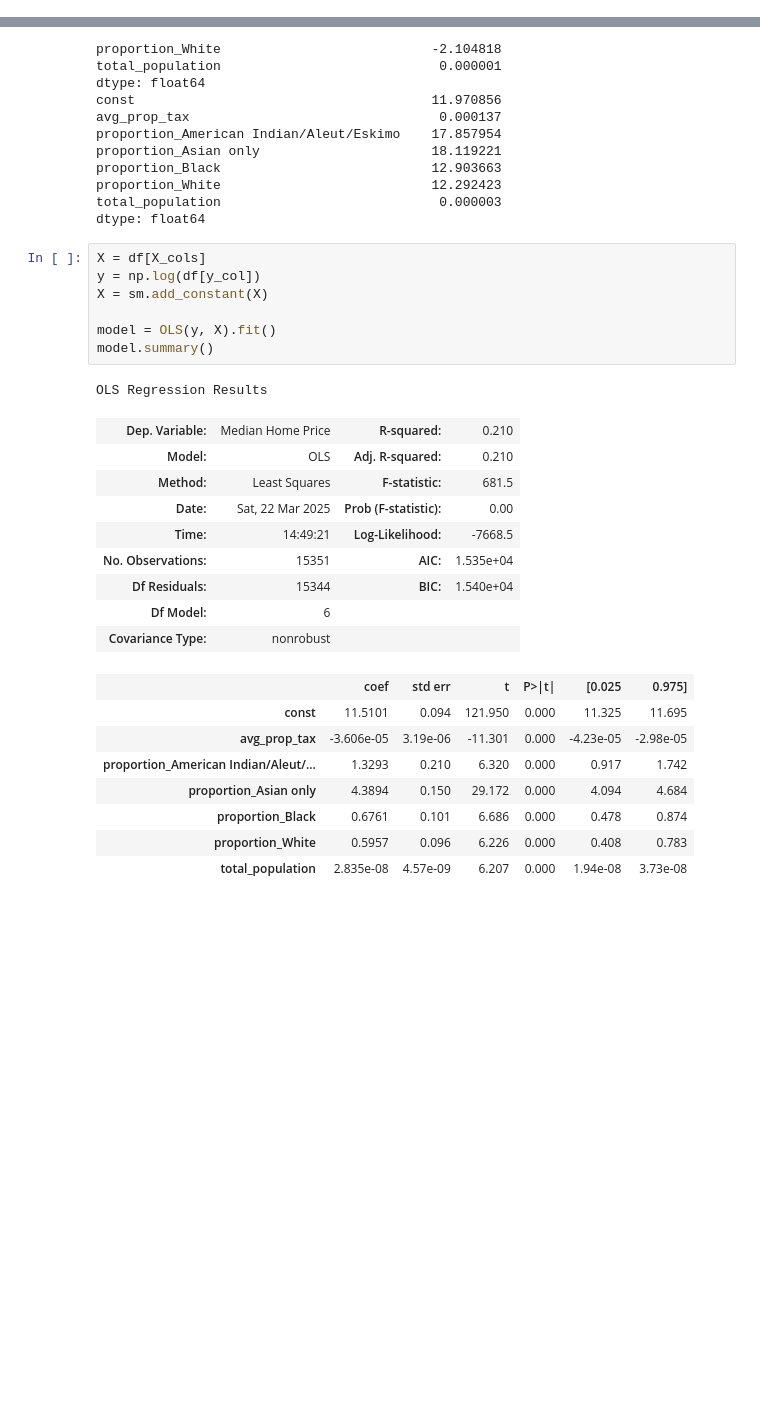
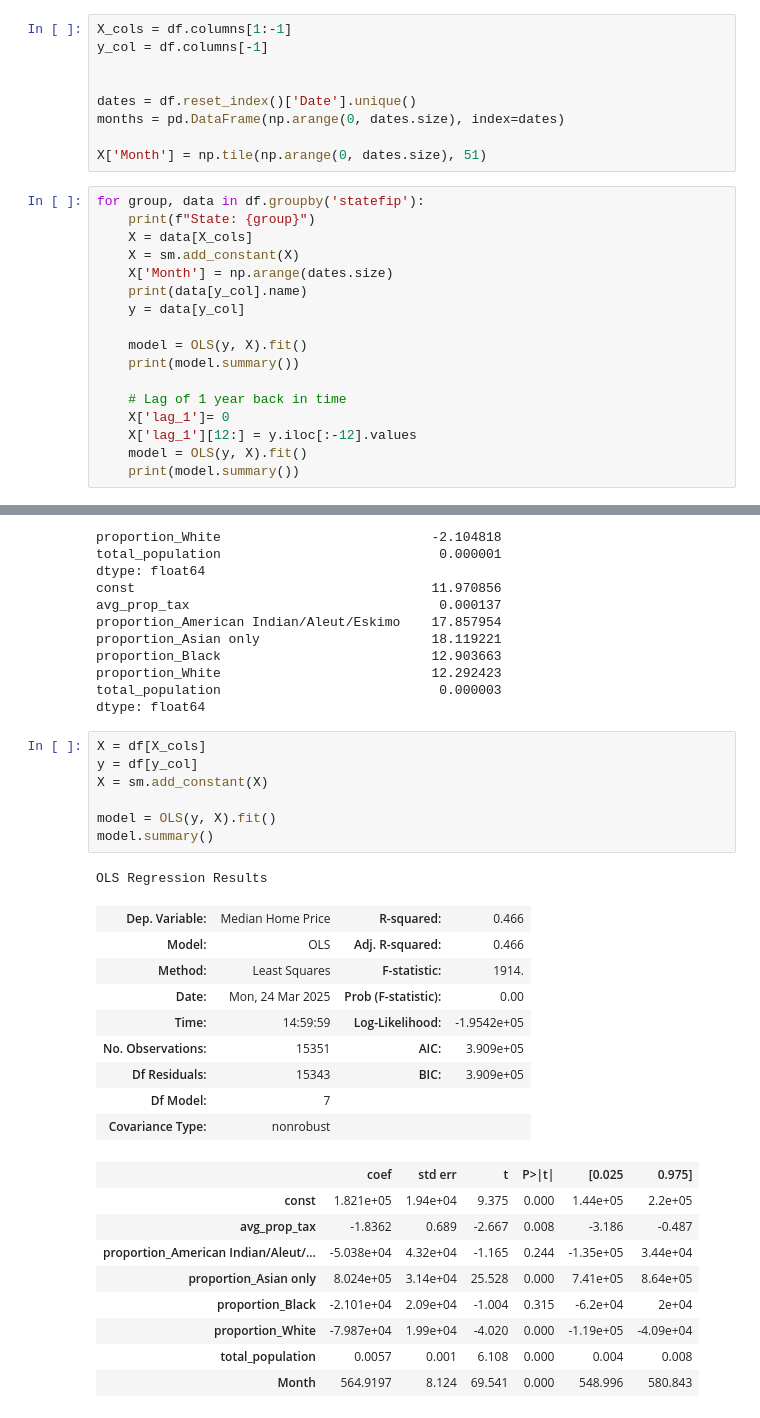
Before and after one commit to jpatrickb/vol3_housing_project, a Jupyter notebook: regression.ipynb, the cells around one changed output, grey strips where cells are left out. Saved outputs shown, nothing was run; the diff lists cells and outputs as text; blank space fills up the shorter version.

```diff
--- a/regression.ipynb
+++ b/regression.ipynb
@@ -30,0 +28,26 @@ y_col = df.columns[-1]
+# %%
+X_cols = df.columns[1:-1]
+y_col = df.columns[-1]
+
+
+dates = df.reset_index()['Date'].unique()
+months = pd.DataFrame(np.arange(0, dates.size), index=dates)
+
+X['Month'] = np.tile(np.arange(0, dates.size), 51)
+# %%
+for group, data in df.groupby('statefip'):
+    print(f"State: {group}")
+    X = data[X_cols]
+    X = sm.add_constant(X)
+    X['Month'] = np.arange(dates.size)
+    print(data[y_col].name)
+    y = data[y_col]
+
+    model = OLS(y, X).fit()
+    print(model.summary())
+
+    # Lag of 1 year back in time
+    X['lag_1']= 0
+    X['lag_1'][12:] = y.iloc[:-12].values
+    model = OLS(y, X).fit()
+    print(model.summary())
@@ -172,27 +264,28 @@ total_population                            0.000003
 dtype: float64
 # %%
 X = df[X_cols]
-y = np.log(df[y_col])
+y = df[y_col]
 X = sm.add_constant(X)
 
 model = OLS(y, X).fit()
 model.summary()
 # %% [output]
 OLS Regression Results
-| Dep. Variable: | Median Home Price | R-squared: | 0.210 |
-| Model: | OLS | Adj. R-squared: | 0.210 |
-| Method: | Least Squares | F-statistic: | 681.5 |
-| Date: | Sat, 22 Mar 2025 | Prob (F-statistic): | 0.00 |
-| Time: | 14:49:21 | Log-Likelihood: | -7668.5 |
-| No. Observations: | 15351 | AIC: | 1.535e+04 |
-| Df Residuals: | 15344 | BIC: | 1.540e+04 |
-| Df Model: | 6 |  |  |
+| Dep. Variable: | Median Home Price | R-squared: | 0.466 |
+| Model: | OLS | Adj. R-squared: | 0.466 |
+| Method: | Least Squares | F-statistic: | 1914. |
+| Date: | Mon, 24 Mar 2025 | Prob (F-statistic): | 0.00 |
+| Time: | 14:59:59 | Log-Likelihood: | -1.9542e+05 |
+| No. Observations: | 15351 | AIC: | 3.909e+05 |
+| Df Residuals: | 15343 | BIC: | 3.909e+05 |
+| Df Model: | 7 |  |  |
 | Covariance Type: | nonrobust |  |  |
 |  | coef | std err | t | P>|t| | [0.025 | 0.975] |
-| const | 11.5101 | 0.094 | 121.950 | 0.000 | 11.325 | 11.695 |
-| avg_prop_tax | -3.606e-05 | 3.19e-06 | -11.301 | 0.000 | -4.23e-05 | -2.98e-05 |
-| proportion_American Indian/Aleut/... | 1.3293 | 0.210 | 6.320 | 0.000 | 0.917 | 1.742 |
-| proportion_Asian only | 4.3894 | 0.150 | 29.172 | 0.000 | 4.094 | 4.684 |
-| proportion_Black | 0.6761 | 0.101 | 6.686 | 0.000 | 0.478 | 0.874 |
-| proportion_White | 0.5957 | 0.096 | 6.226 | 0.000 | 0.408 | 0.783 |
-| total_population | 2.835e-08 | 4.57e-09 | 6.207 | 0.000 | 1.94e-08 | 3.73e-08 |
+| const | 1.821e+05 | 1.94e+04 | 9.375 | 0.000 | 1.44e+05 | 2.2e+05 |
+| avg_prop_tax | -1.8362 | 0.689 | -2.667 | 0.008 | -3.186 | -0.487 |
+| proportion_American Indian/Aleut/... | -5.038e+04 | 4.32e+04 | -1.165 | 0.244 | -1.35e+05 | 3.44e+04 |
+| proportion_Asian only | 8.024e+05 | 3.14e+04 | 25.528 | 0.000 | 7.41e+05 | 8.64e+05 |
+| proportion_Black | -2.101e+04 | 2.09e+04 | -1.004 | 0.315 | -6.2e+04 | 2e+04 |
+| proportion_White | -7.987e+04 | 1.99e+04 | -4.020 | 0.000 | -1.19e+05 | -4.09e+04 |
+| total_population | 0.0057 | 0.001 | 6.108 | 0.000 | 0.004 | 0.008 |
+| Month | 564.9197 | 8.124 | 69.541 | 0.000 | 548.996 | 580.843 |
```
Also changed, not shown: parts of 3 cells of this notebook, 1 other file.
